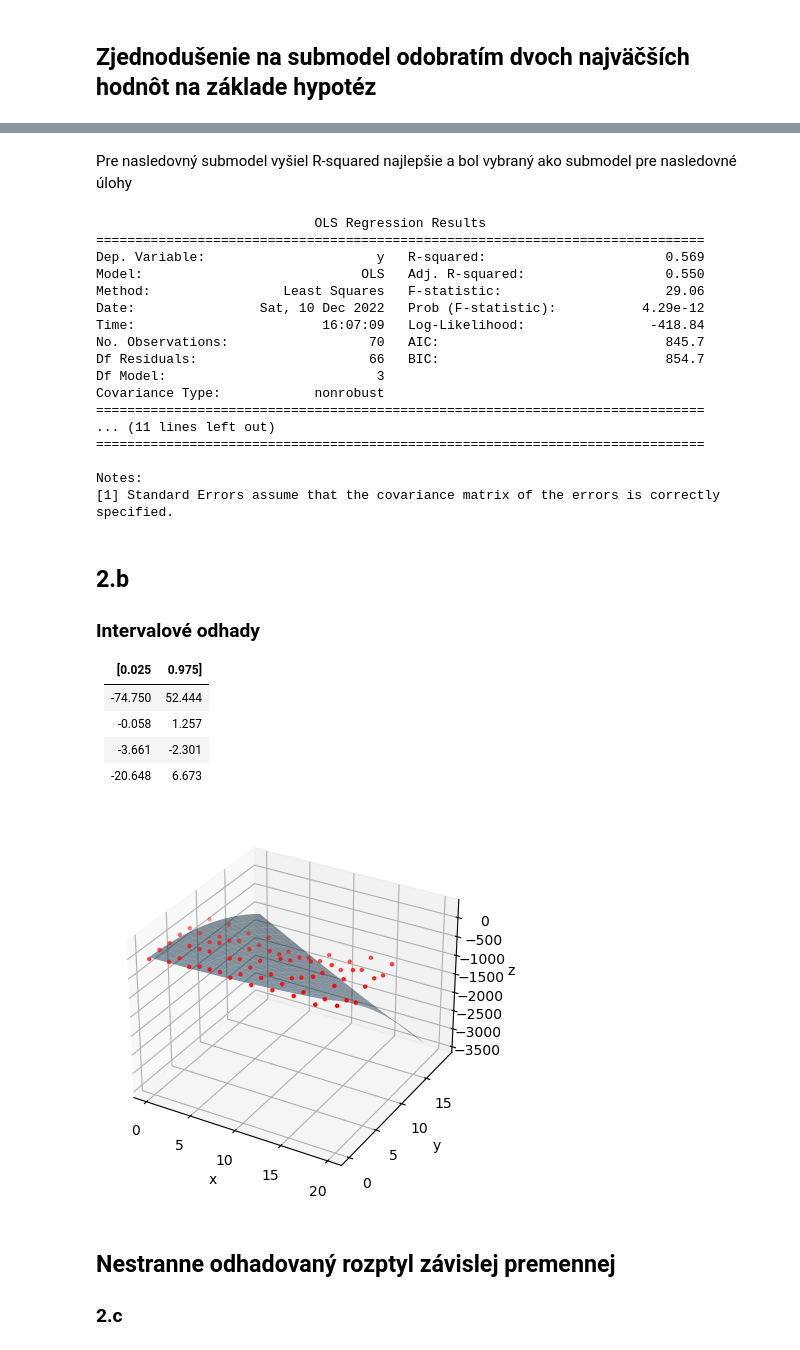
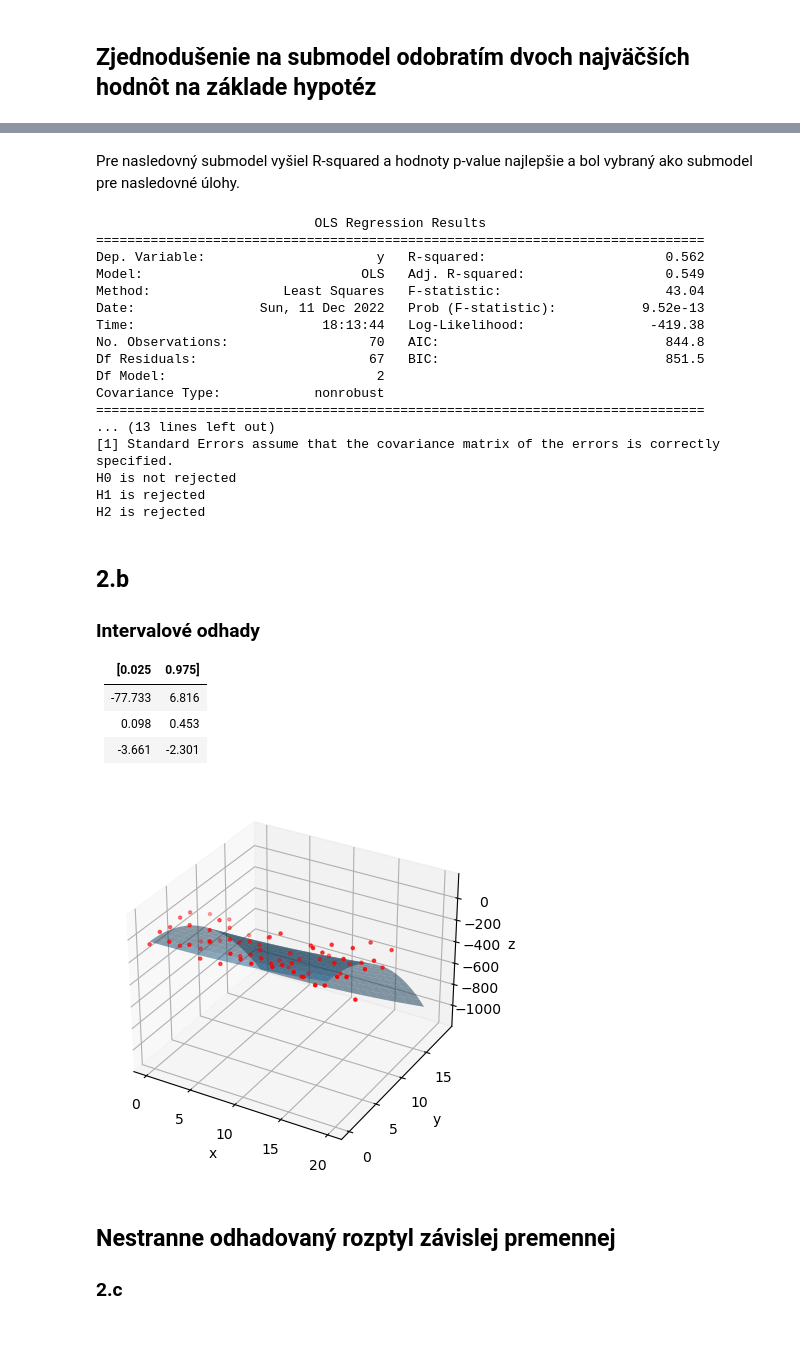
Before and after one commit to MatejMistik/msp-residence-relationships, a Jupyter notebook: msp.ipynb, the cells around one changed output, grey strips where cells are left out. Saved outputs shown, nothing was run; the diff lists cells and outputs as text; code cells hidden in the pictures.

```diff
--- a/msp.ipynb
+++ b/msp.ipynb
@@ -347,3 +347,14 @@ H4 is not rejected
 H5 is not rejected
 # %% [markdown]
 ## Zjednodušenie na submodel odobratím dvoch najväčších hodnôt na základe hypotéz
+# %%
+# odhad regresnich parametru je u koeficinetu posledni dva sloupce.
+F = np.column_stack((xi**2, yi**2,xi))
+F = sm.add_constant(F)
+y = zi
+model = sm.OLS(y, F).fit()
+print(model.summary())
+chosen_model = model
+koefs = model.params
+for i in range(0,4):
+    print('H{} is rejected'.format(i) if model.pvalues[i] < 0.05 else 'H{} is not rejected'.format(i))
@@ -350,32 +379,34 @@ H5 is not rejected
 # %% [markdown]
-Pre nasledovný submodel vyšiel R-squared najlepšie a bol vybraný ako submodel pre nasledovné úlohy
+Pre nasledovný submodel vyšiel R-squared a hodnoty p-value najlepšie a bol vybraný ako submodel pre nasledovné úlohy.
 # %%
 # odhad regresnich parametru je u koeficinetu posledni dva sloupce.
-F = np.column_stack((xi**2, yi**2,xi))
+F = np.column_stack((xi**2, yi**2))
 F = sm.add_constant(F)
 y = zi
 model = sm.OLS(y, F).fit()
 print(model.summary())
 chosen_model = model
 koefs = model.params
+for i in range(0,3):
+    print('H{} is rejected'.format(i) if model.pvalues[i] < 0.05 else 'H{} is not rejected'.format(i))
 # %% [output]
                             OLS Regression Results
 ==============================================================================
-Dep. Variable:                      y   R-squared:                       0.569
-Model:                            OLS   Adj. R-squared:                  0.550
-Method:                 Least Squares   F-statistic:                     29.06
-Date:                Sat, 10 Dec 2022   Prob (F-statistic):           4.29e-12
-Time:                        16:07:09   Log-Likelihood:                -418.84
-No. Observations:                  70   AIC:                             845.7
-Df Residuals:                      66   BIC:                             854.7
-Df Model:                           3
+Dep. Variable:                      y   R-squared:                       0.562
+Model:                            OLS   Adj. R-squared:                  0.549
+Method:                 Least Squares   F-statistic:                     43.04
+Date:                Sun, 11 Dec 2022   Prob (F-statistic):           9.52e-13
+Time:                        18:13:44   Log-Likelihood:                -419.38
+No. Observations:                  70   AIC:                             844.8
+Df Residuals:                      67   BIC:                             851.5
+Df Model:                           2
 Covariance Type:            nonrobust
 ==============================================================================
-... (11 lines left out)
-==============================================================================
-
-Notes:
+... (13 lines left out)
 [1] Standard Errors assume that the covariance matrix of the errors is correctly specified.
+H0 is not rejected
+H1 is rejected
+H2 is rejected
 # %% [markdown]
 ## 2.b
 
@@ -383,29 +414,28 @@ Notes:
 
 | [0.025  | 0.975]|
 |---------|-------|
-| -74.750 | 52.444|
-| -0.058  | 1.257 |
+| -77.733 | 6.816|
+| 0.098  | 0.453 |
 | -3.661  | -2.301|
-| -20.648 | 6.673 |
 # %%
 XY = np.vstack((xi, yi)).T
 fig = plt.figure()
 ax = fig.add_subplot(111, projection='3d')
 ax.scatter(xi, yi, zi, marker='.', color='red')
 ax.set_xlabel("x")
 ax.set_ylabel("y")
 ax.set_zlabel("z")
 poly = PolynomialFeatures(degree=2, include_bias=False)
 X_poly = poly.fit_transform(XY)
 model = LinearRegression()
 model.fit(X_poly, zi)
 xs = np.tile(np.arange(20), (20,1))
 ys = np.tile(np.arange(20), (20,1)).T
-zs = xs**2*koefs[1]+ys**2*koefs[2]+xs*ys*koefs[3]+koefs[0]
+zs = xs**2*koefs[1]+ys**2*koefs[2]+koefs[0]
 ax.plot_surface(xs,ys,zs, alpha=0.5)
 plt.show()
 # %% [output]
-[figure, old version]
+[figure, new version]
 # %% [markdown]
 ## Nestranne odhadovaný rozptyl závislej premennej
 
```
Also changed, not shown: parts of 4 cells of this notebook.
